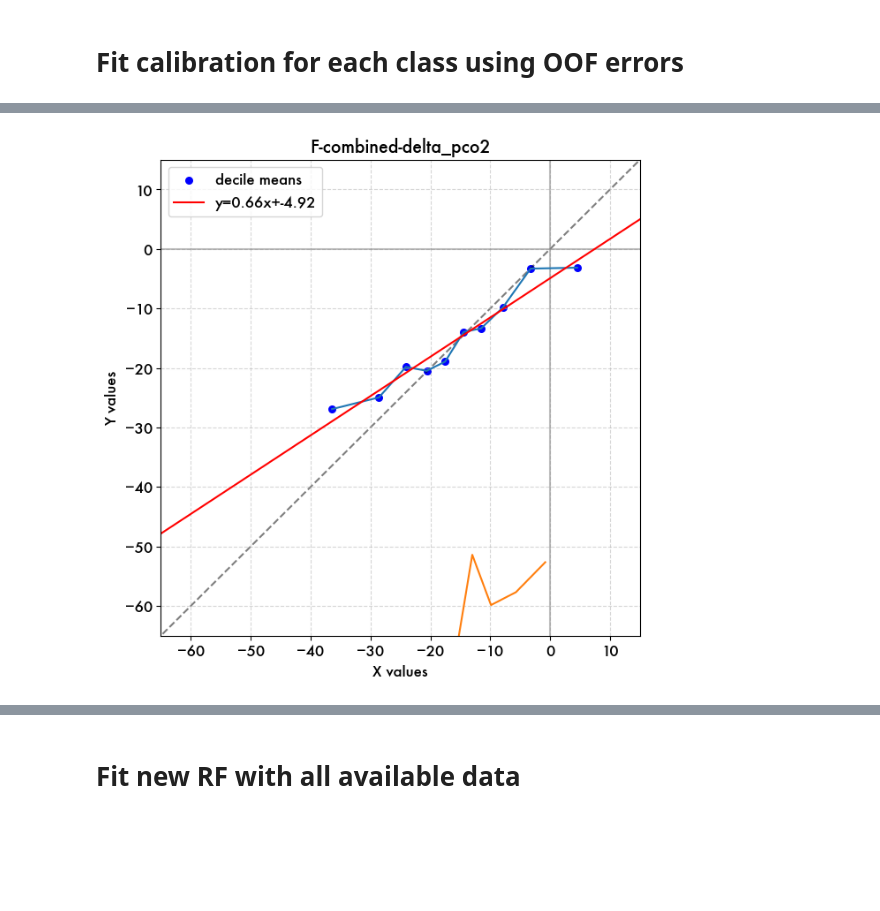
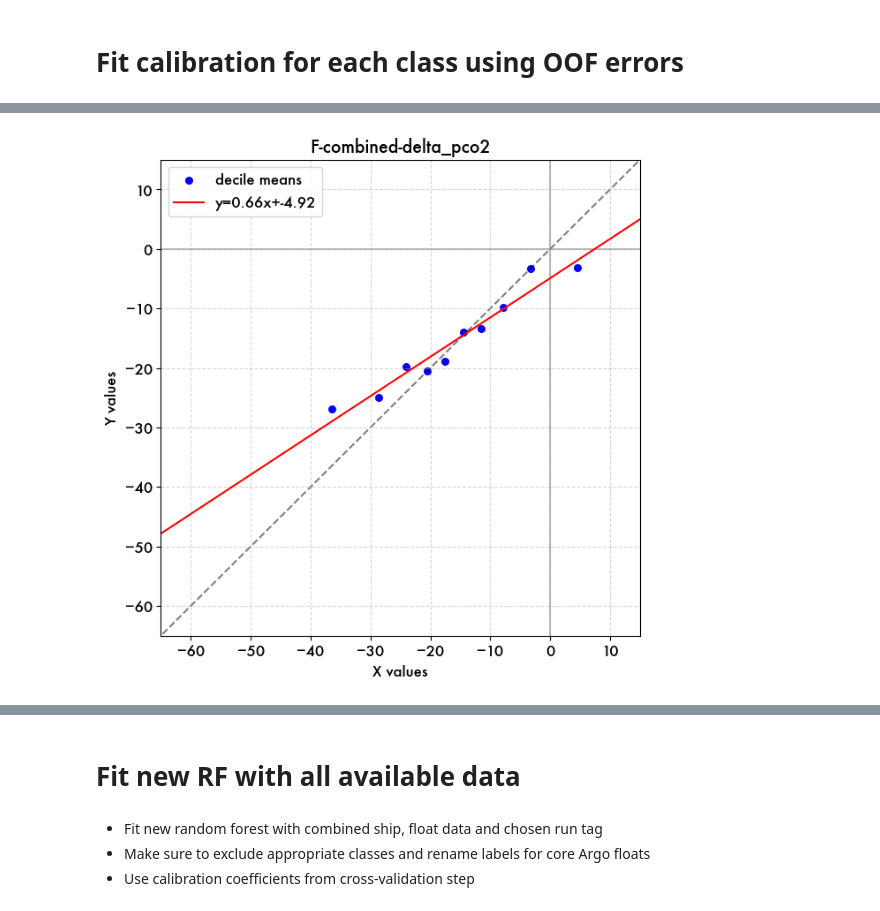
Before and after one commit to song-sangmin/CRUSOE-SOCarbon, a Jupyter notebook: src/3.2_kfold_clustered_RFR.ipynb, the cells around one changed output, grey strips where cells are left out. Cells and saved outputs as stored; diff of their text form; code cells hidden in the pictures; blank space fills up the shorter version.

```diff
--- a/src/3.2_kfold_clustered_RFR.ipynb
+++ b/src/3.2_kfold_clustered_RFR.ipynb
@@ -215,14 +198,13 @@ for nfold in range(1, nfolds+1):
     trainClasses = cvtainer.trainClasses[foldtag]
     valClasses = cvtainer.valClasses[foldtag]
 
+    [cvtainer_final.trainClasses[foldtag],
+     cvtainer_final.trainDF_all[foldtag]] = mod_reg.exclude_classes(exclude_nums,
+                                                            trainClasses, n_gmm=n_gmm, reassign_numbers=True)
+    [cvtainer_final.valClasses[foldtag],
+     cvtainer_final.valDF_all[foldtag]] = mod_reg.exclude_classes(exclude_nums,
+                                                            valClasses, n_gmm=n_gmm, reassign_numbers=True)
 
-    [cvtainer_final.trainClasses[foldtag],
-        cvtainer_final.valClasses[foldtag],
-        cvtainer_final.trainDF_all[foldtag],
-        cvtainer_final.valDF_all[foldtag]] = mod_reg.exclude_classes(exclude_nums,
-                                                            trainClasses, valClasses,
-                                                            n_gmm=n_gmm,
-                                                            reassign_numbers=True)
     cvtainer_final.countobs[foldtag] = mod_reg.get_trainval_counts(cvtainer_final.trainClasses[foldtag],
                                                                              cvtainer_final.valClasses[foldtag],
                                                                              n_gmm=n_clusters)
@@ -373,6 +346,7 @@ floatparam_pHbias5_pK1_pc8_gmm6_excludeClass4
 # COMMENT OUT IF YOU WANT TO KEEP OLD RUNS
 # storedCV = {run_tag:{nfold:None for nfold in cvtainer_final.fold_list} for run_tag in run_tags}
 # %%
+# == MAIN TRAINING FOR CROSS-VALIDATION
 print('===> Training RFR (' + desc + ') ' +datetime.now().strftime('%Y-%m-%d %H:%M:%S') )
 
 for run_tag in tqdm(run_tags[:]):
@@ -392,12 +366,12 @@ for run_tag in tqdm(run_tags[:]):
     for nfold in cvtainer_final.fold_list:    # separate for each fold, same run tag
         RFR_clustered = mod_reg.ClusteredModelVersion(ind_list = k_list, feat_list = feat_list) #singleRun
 
-        fold_traindict_byClass = traindict_byFold[nfold] # dictionary with keys 1...nclusters, each is a dataframe for that class, that fold
+        fold_traindict_byClass = traindict_byFold[nfold] # dictionary keyed by cluster, holding dataframes
         fold_trainDF = pd.concat(fold_traindict_byClass.values())
         fold_valDF = valdict_byFold[nfold]
 
         for k in k_list:
-            trainingDF_class = fold_traindict_byClass[k] # for kfold,
+            trainingDF_class = fold_traindict_byClass[k] # new training dictionary for each kfold / class
             RFR_clustered.models[k] = mod_reg.fit_single_RFR(feat_list,
                                     trainingDF_class,
                                     var_predict = var_predict,
@@ -407,8 +381,8 @@ for run_tag in tqdm(run_tags[:]):
 
         # === VALIDATION ERRORS (and training errors for calibration)
 
-        RFR_clustered.weighted_training = mod_reg.apply_cluster_RFR(feat_list, RFR_clustered, fold_trainDF, data_tag='train')
-        RFR_clustered.weighted_validation = mod_reg.apply_cluster_RFR(feat_list, RFR_clustered, fold_valDF, data_tag='val')
+        RFR_clustered.weighted_training = mod_reg.apply_cluster_RFR(feat_list, RFR_clustered, fold_trainDF, sample_tag='train')
+        RFR_clustered.weighted_validation = mod_reg.apply_cluster_RFR(feat_list, RFR_clustered, fold_valDF, sample_tag='val')
 
         storedCV[run_tag][nfold] = RFR_clustered
 # %% [output]
@@ -623,0 +606,18 @@ See the caveats in the documentation: https://pandas.pydata.org/pandas-docs/stab
+# %%
+# calibration plot using all folds val errors. do for each run tag
+run_tag = 'featD-combined-delta_pco2'
+singleModel_valDF = storedCV_collapsed[run_tag].weighted_validation
+
+# === plot
+
+fig, axs = plt.subplots(2,3, figsize=(9,7), sharey='row', layout='constrained')
+
+for ind, ax in enumerate(axs.flatten()[:-1]):
+    clusterData = singleModel_valDF[singleModel_valDF.cluster==ind+1]
+
+    clusterData['n_decile'] = pd.qcut(clusterData['weighted_pred'], 10, labels=list(range(1, 11))) #
+    cal_pred = clusterData.groupby('n_decile', observed=False)['weighted_pred'].agg(['mean', 'min', 'max', 'count'])
+    cal_obs = clusterData.groupby('n_decile', observed=False)['delta_pco2'].agg(['mean', 'min', 'max', 'count'])
+
+    figtitle = ('cluster' + str(ind+1) ) # + ', ' + run_tag)
+    figs_reg.plot_decile_calibration(ax, cal_pred, cal_obs, figtitle)
@@ -739,30 +782,30 @@ mod_reg.storedRuns_comparison(storedCV_collapsed, run_tags[:], param='lincal_pre
 # %%
 
-# === plot
+# === example plot
 fig = plt.figure(figsize=(7,7))
 ax = fig.gca()
 
 figs_reg.plot_decile_calibration(ax, cal_pred, cal_obs, run_tag)
 # figs_reg.plot_decile_calibration(ax, class_valDF, run_tag)
 
 from scipy import stats
 
 lincal = stats.linregress(cal_pred[stat_var].values, cal_obs[stat_var].values)
 
 # Create the scatter plot
-plt.plot(cal_pred, cal_obs)
+# plt.plot(cal_pred, cal_obs)
 
 # Plot the fitted line using plt.axline
 plt.axline(xy1=(0, lincal.intercept), slope=lincal.slope, color='r',
            label=f'y={lincal.slope:.2f}x+{lincal.intercept:.2f}')
 
 # Add labels, a legend, and show the plot
 plt.xlabel("X values")
 plt.ylabel("Y values")
 plt.legend()
 plt.show()
 # %% [output]
-[figure, old version]
+[figure, new version]
 # %%
 storedCV_collapsed[run_tag].weighted_validation
 # %% [output]
@@ -781,3 +824,7 @@ storedCV_collapsed[run_tag].weighted_validation
 12781 rows × 51 columns
 # %% [markdown]
 # Fit new RF with all available data
+# %% [markdown]
+- Fit new random forest with combined ship, float data and chosen run tag
+- Make sure to exclude appropriate classes and rename labels for core Argo floats
+- Use calibration coefficients from cross-validation step
```
Also changed, not shown: parts of 64 cells of this notebook, 20 other files.
